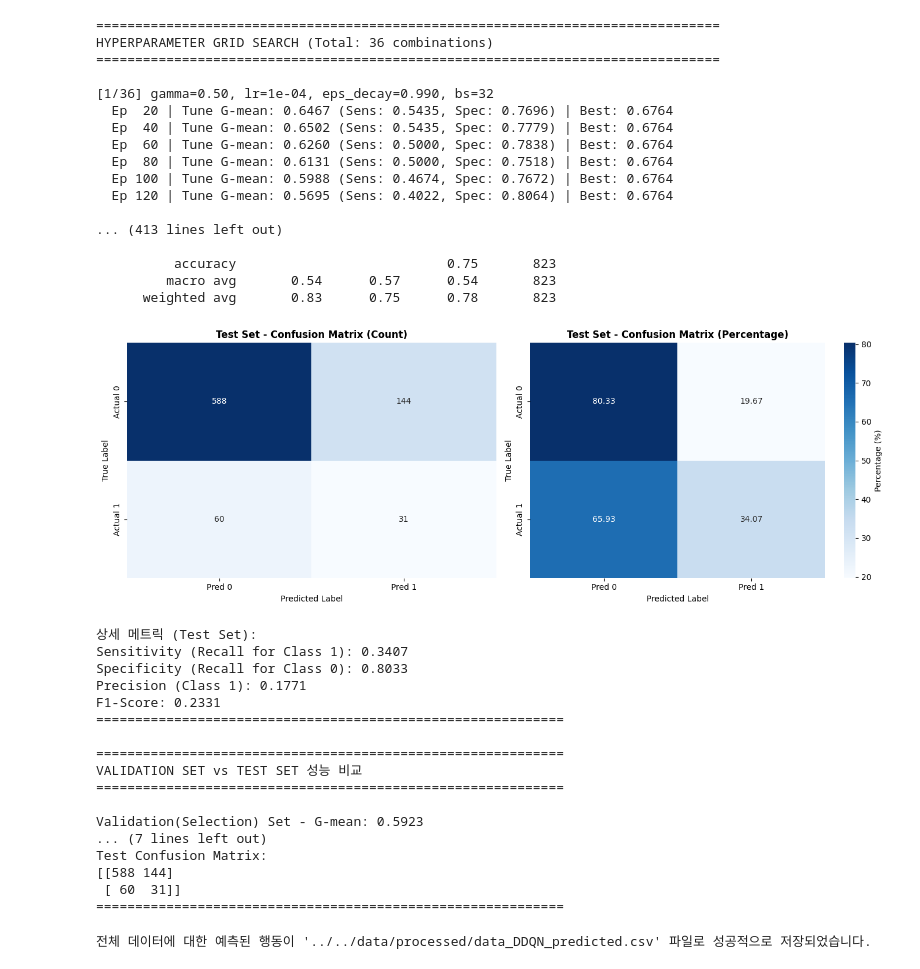
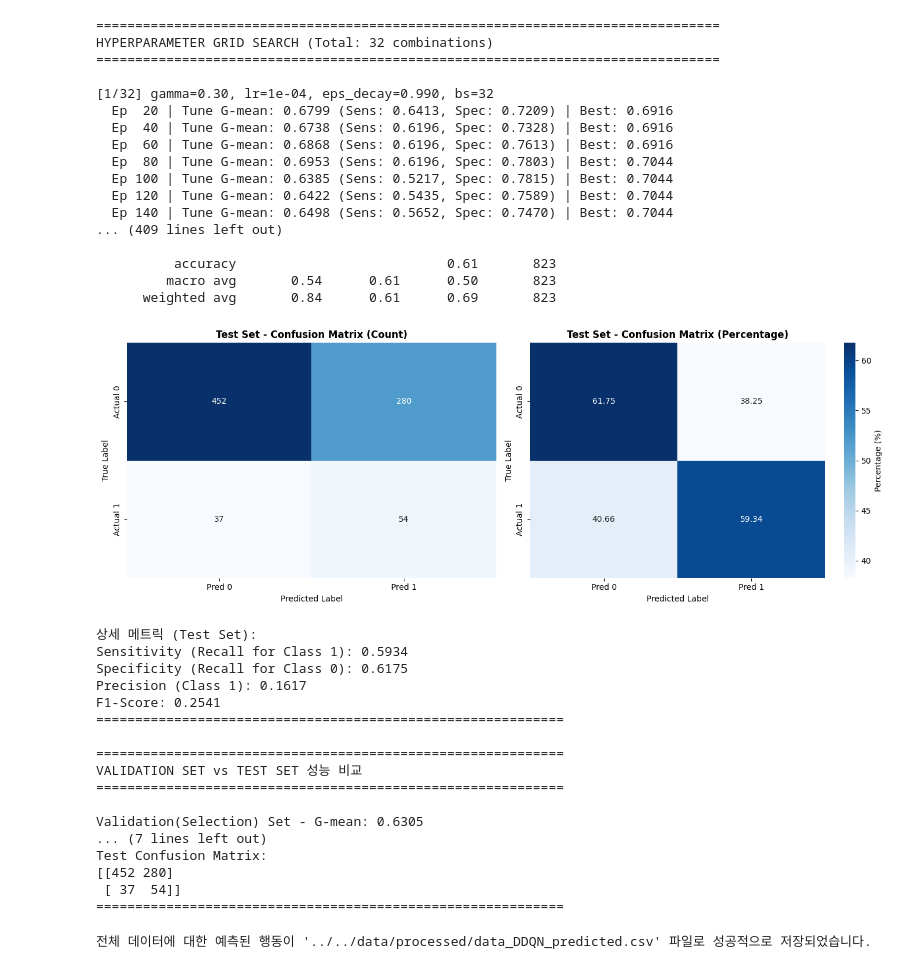
Before and after one commit to Dooman-cloud/TS-RL---, a Jupyter notebook: notebooks/experiments/DDQN 버전2.ipynb, the cells around one changed output. Drawn from its saved outputs; the diff is of its cells as text; code cells hidden in the pictures.

```diff
--- a/notebooks/experiments/DDQN 버전2.ipynb
+++ b/notebooks/experiments/DDQN 버전2.ipynb
@@ -327,8 +327,8 @@ High Risk 인덱스 수 (train): 183
 from itertools import product
 
 param_grid = {
-    'gamma': [0.5,0.7,0.9],
-    'lr': [1e-4,5e-4,1e-3],
+    'gamma': [0.3, 0.5, 0.7, 0.9],
+    'lr': [1e-4,1e-3],
     'epsilon_decay': [0.99, 0.995],
     'batch_size': [32, 64],
 }
@@ -598,63 +598,63 @@ print(f"Sensitivity (Recall for Class 1): {sensitivity_test:.4f}")
 print(f"Specificity (Recall for Class 0): {specificity_test:.4f}")
 print(f"Precision (Class 1): {precision:.4f}")
 print(f"F1-Score: {f1_score_val:.4f}")
 print("=" * 60)
 
 print("\n" + "=" * 60)
 print("VALIDATION SET vs TEST SET 성능 비교")
 print("=" * 60)
 
 agent.online_net.eval()
 valid_predictions = predict_labels_argmax(agent.online_net, valid_select_feature)
 cm_valid = confusion_matrix(valid_select_label, valid_predictions, labels=[0, 1])
 tn_v, fp_v, fn_v, tp_v = cm_valid.ravel()
 sensitivity_valid = tp_v / (tp_v + fn_v) if (tp_v + fn_v) > 0 else 0
 specificity_valid = tn_v / (tn_v + fp_v) if (tn_v + fp_v) > 0 else 0
 gmean_valid = np.sqrt(sensitivity_valid * specificity_valid)
 
 print(f"\nValidation(Selection) Set - G-mean: {gmean_valid:.4f}")
 print(f"Test Set - G-mean: {gmean_test:.4f}")
 print(f"Difference (Valid - Test): {gmean_valid - gmean_test:.4f}")
 print("\nValidation Confusion Matrix:")
 print(cm_valid)
 print("\nTest Confusion Matrix:")
 print(cm_test)
 print("=" * 60)
 # %% [output]
 ================================================================================
-HYPERPARAMETER GRID SEARCH (Total: 36 combinations)
+HYPERPARAMETER GRID SEARCH (Total: 32 combinations)
 ================================================================================
 
-[1/36] gamma=0.50, lr=1e-04, eps_decay=0.990, bs=32
-  Ep  20 | Tune G-mean: 0.6467 (Sens: 0.5435, Spec: 0.7696) | Best: 0.6764
-  Ep  40 | Tune G-mean: 0.6502 (Sens: 0.5435, Spec: 0.7779) | Best: 0.6764
-  Ep  60 | Tune G-mean: 0.6260 (Sens: 0.5000, Spec: 0.7838) | Best: 0.6764
-  Ep  80 | Tune G-mean: 0.6131 (Sens: 0.5000, Spec: 0.7518) | Best: 0.6764
-  Ep 100 | Tune G-mean: 0.5988 (Sens: 0.4674, Spec: 0.7672) | Best: 0.6764
-  Ep 120 | Tune G-mean: 0.5695 (Sens: 0.4022, Spec: 0.8064) | Best: 0.6764
+[1/32] gamma=0.30, lr=1e-04, eps_decay=0.990, bs=32
+  Ep  20 | Tune G-mean: 0.6799 (Sens: 0.6413, Spec: 0.7209) | Best: 0.6916
+  Ep  40 | Tune G-mean: 0.6738 (Sens: 0.6196, Spec: 0.7328) | Best: 0.6916
+  Ep  60 | Tune G-mean: 0.6868 (Sens: 0.6196, Spec: 0.7613) | Best: 0.6916
+  Ep  80 | Tune G-mean: 0.6953 (Sens: 0.6196, Spec: 0.7803) | Best: 0.7044
+  Ep 100 | Tune G-mean: 0.6385 (Sens: 0.5217, Spec: 0.7815) | Best: 0.7044
+  Ep 120 | Tune G-mean: 0.6422 (Sens: 0.5435, Spec: 0.7589) | Best: 0.7044
+  Ep 140 | Tune G-mean: 0.6498 (Sens: 0.5652, Spec: 0.7470) | Best: 0.7044
+... (409 lines left out)
 
-... (413 lines left out)
-
-          accuracy                           0.75       823
-         macro avg       0.54      0.57      0.54       823
-      weighted avg       0.83      0.75      0.78       823
+          accuracy                           0.61       823
+         macro avg       0.54      0.61      0.50       823
+      weighted avg       0.84      0.61      0.69       823
-[figure, old version]
+[figure, new version]
 상세 메트릭 (Test Set):
-Sensitivity (Recall for Class 1): 0.3407
-Specificity (Recall for Class 0): 0.8033
-Precision (Class 1): 0.1771
-F1-Score: 0.2331
+Sensitivity (Recall for Class 1): 0.5934
+Specificity (Recall for Class 0): 0.6175
+Precision (Class 1): 0.1617
+F1-Score: 0.2541
 ============================================================
 
 ============================================================
 VALIDATION SET vs TEST SET 성능 비교
 ============================================================
 
-Validation(Selection) Set - G-mean: 0.5923
+Validation(Selection) Set - G-mean: 0.6305
 ... (7 lines left out)
 Test Confusion Matrix:
-[[588 144]
- [ 60  31]]
+[[452 280]
+ [ 37  54]]
 ============================================================
 # %%
 # 전체 데이터의 날짜 인덱스
```
Also changed, not shown: 7 other files.
